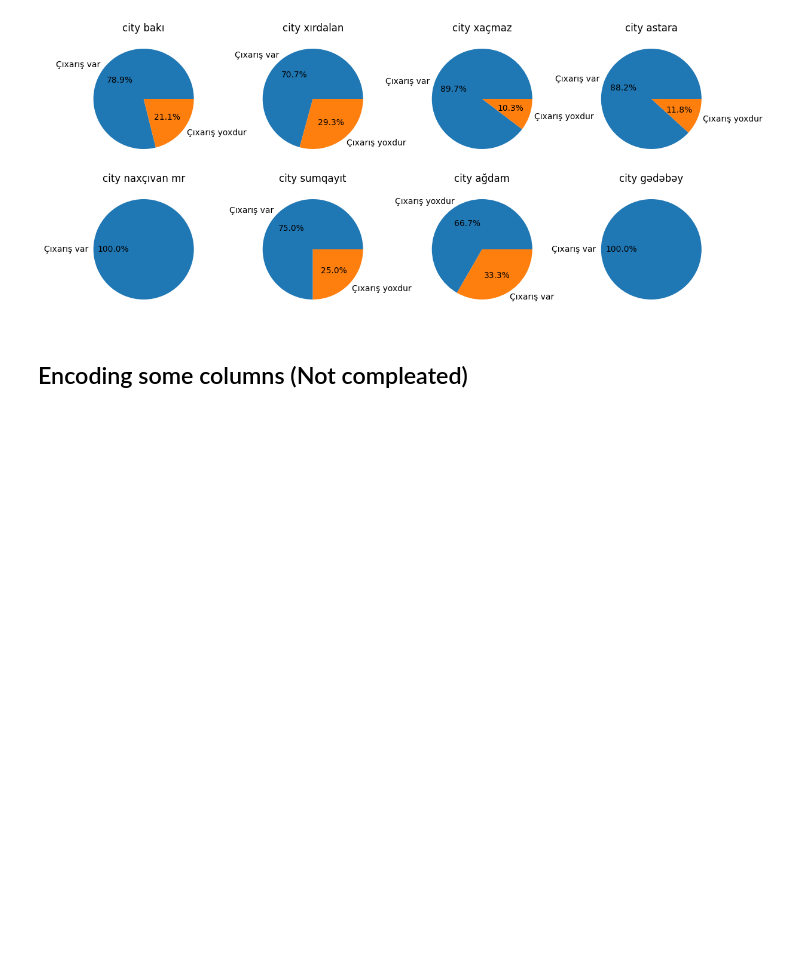
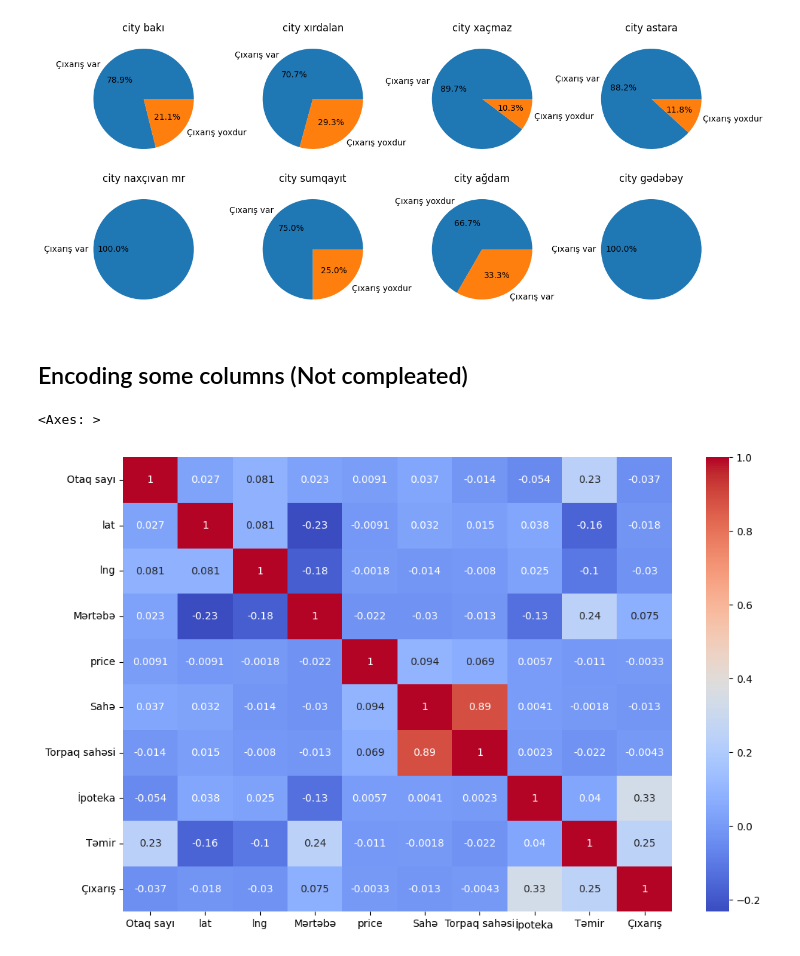
Before and after one commit to nzrv0/Machine-Learning, a Jupyter notebook: classification.ipynb, the cells around one changed output. Saved outputs shown, nothing was run; the diff lists cells and outputs as text; code cells hidden in the pictures; blank space fills up the shorter version.

```diff
--- a/classification.ipynb
+++ b/classification.ipynb
@@ -179,3 +189,15 @@ for item in columns:
 [figure]
 # %% [markdown]
 ## Encoding some columns (Not compleated)
+# %%
+some_categories = ["İpoteka", "Təmir", "Çıxarış"]
+lab_encode = LabelEncoder()
+for item in some_categories:
+    df[item] = lab_encode.fit_transform(df[item])
+# %%
+plt.figure(figsize=(12, 8))
+numerical_values = ["Otaq sayı", "lat", "lng", "Mərtəbə", "price", "Sahə", "Torpaq sahəsi", *some_categories]
+sns.heatmap(df[numerical_values].corr(), annot=True, cmap='coolwarm')
+# %% [output]
+<Axes: >
+[figure, added]
```
Also changed, not shown: parts of 21 cells of this notebook, 2 other files.
